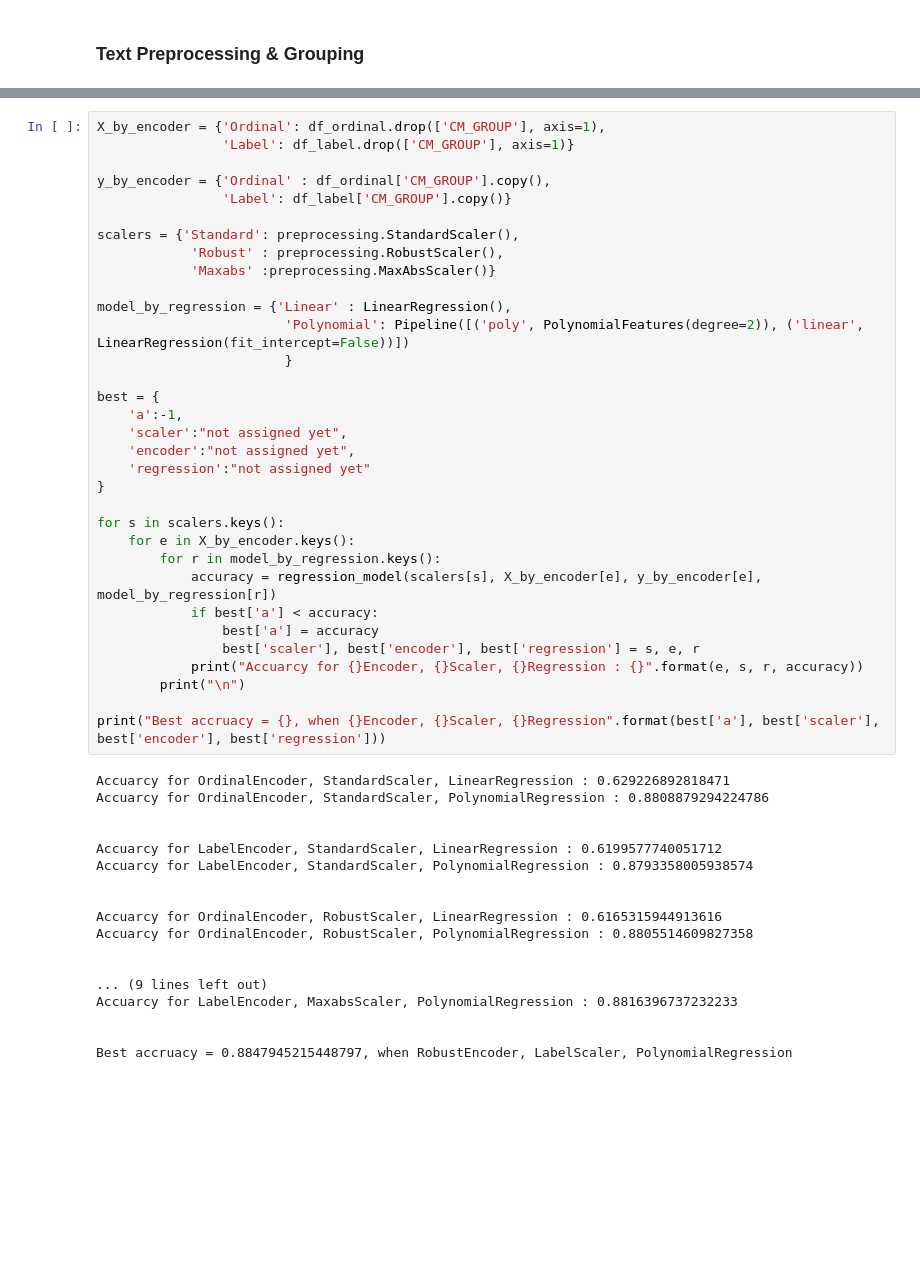
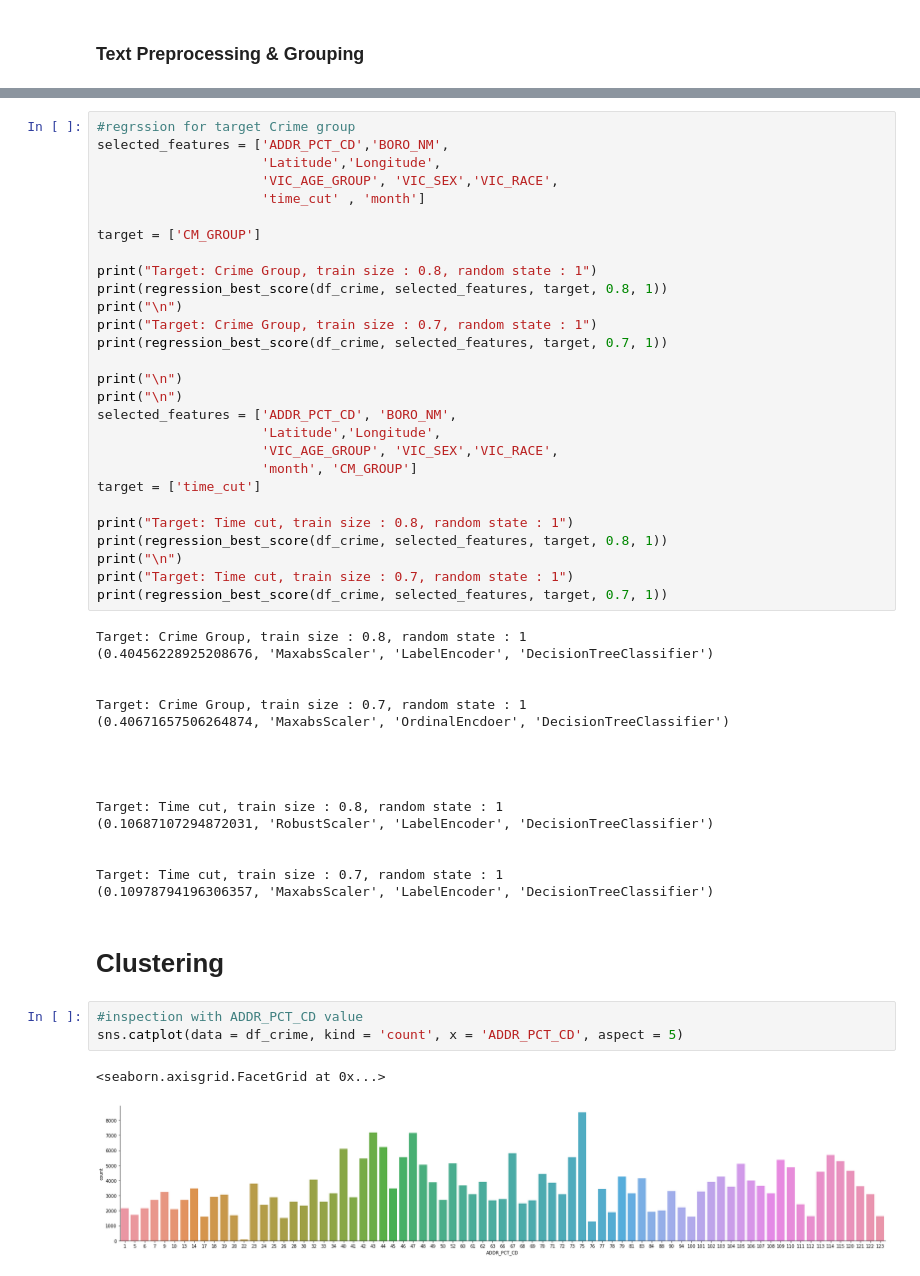
Before and after one commit to JuHyeongKim99/NYC_Crime_DataAnalysis, a Jupyter notebook: NYC_crime.ipynb, the cells around one changed output, grey strips where cells are left out. Cells and saved outputs as stored; diff of their text form; blank space fills up the shorter version.

```diff
--- a/NYC_crime.ipynb
+++ b/NYC_crime.ipynb
@@ -363,51 +453,53 @@ Index(['ADDR_PCT_CD', 'PD_CD', 'Latitude', 'Longitude'], dtype='object')
 # %%
-X_by_encoder = {'Ordinal': df_ordinal.drop(['CM_GROUP'], axis=1),
-                'Label': df_label.drop(['CM_GROUP'], axis=1)}
+#regrssion for target Crime group
+selected_features = ['ADDR_PCT_CD','BORO_NM',
+                     'Latitude','Longitude',
+                     'VIC_AGE_GROUP', 'VIC_SEX','VIC_RACE',
+                     'time_cut' , 'month']
 
-y_by_encoder = {'Ordinal' : df_ordinal['CM_GROUP'].copy(),
-                'Label': df_label['CM_GROUP'].copy()}
+target = ['CM_GROUP']
 
-scalers = {'Standard': preprocessing.StandardScaler(),
-            'Robust' : preprocessing.RobustScaler(),
-            'Maxabs' :preprocessing.MaxAbsScaler()}
+print("Target: Crime Group, train size : 0.8, random state : 1")
+print(regression_best_score(df_crime, selected_features, target, 0.8, 1))
+print("\n")
+print("Target: Crime Group, train size : 0.7, random state : 1")
+print(regression_best_score(df_crime, selected_features, target, 0.7, 1))
 
-model_by_regression = {'Linear' : LinearRegression(),
-                        'Polynomial': Pipeline([('poly', PolynomialFeatures(degree=2)), ('linear', LinearRegression(fit_intercept=False))])
-                        }
+print("\n")
+print("\n")
+selected_features = ['ADDR_PCT_CD', 'BORO_NM',
+                     'Latitude','Longitude',
+                     'VIC_AGE_GROUP', 'VIC_SEX','VIC_RACE',
+                     'month', 'CM_GROUP']
+target = ['time_cut']
 
-best = {
-    'a':-1,
-    'scaler':"not assigned yet",
-    'encoder':"not assigned yet",
-    'regression':"not assigned yet"
-}
-
-for s in scalers.keys():
-    for e in X_by_encoder.keys():
-        for r in model_by_regression.keys():
-            accuracy = regression_model(scalers[s], X_by_encoder[e], y_by_encoder[e], model_by_regression[r])
-            if best['a'] < accuracy:
-                best['a'] = accuracy
-                best['scaler'], best['encoder'], best['regression'] = s, e, r
-            print("Accuarcy for {}Encoder, {}Scaler, {}Regression : {}".format(e, s, r, accuracy))
-        print("\n")
-
-print("Best accruacy = {}, when {}Encoder, {}Scaler, {}Regression".format(best['a'], best['scaler'], best['encoder'], best['regression']))
+print("Target: Time cut, train size : 0.8, random state : 1")
+print(regression_best_score(df_crime, selected_features, target, 0.8, 1))
+print("\n")
+print("Target: Time cut, train size : 0.7, random state : 1")
+print(regression_best_score(df_crime, selected_features, target, 0.7, 1))
 # %% [output]
-Accuarcy for OrdinalEncoder, StandardScaler, LinearRegression : 0.629226892818471
-Accuarcy for OrdinalEncoder, StandardScaler, PolynomialRegression : 0.8808879294224786
+Target: Crime Group, train size : 0.8, random state : 1
+(0.40456228925208676, 'MaxabsScaler', 'LabelEncoder', 'DecisionTreeClassifier')
 
 
-Accuarcy for LabelEncoder, StandardScaler, LinearRegression : 0.6199577740051712
-Accuarcy for LabelEncoder, StandardScaler, PolynomialRegression : 0.8793358005938574
+Target: Crime Group, train size : 0.7, random state : 1
+(0.40671657506264874, 'MaxabsScaler', 'OrdinalEncdoer', 'DecisionTreeClassifier')
 
 
-Accuarcy for OrdinalEncoder, RobustScaler, LinearRegression : 0.6165315944913616
-Accuarcy for OrdinalEncoder, RobustScaler, PolynomialRegression : 0.8805514609827358
 
 
-... (9 lines left out)
-Accuarcy for LabelEncoder, MaxabsScaler, PolynomialRegression : 0.8816396737232233
+Target: Time cut, train size : 0.8, random state : 1
+(0.10687107294872031, 'RobustScaler', 'LabelEncoder', 'DecisionTreeClassifier')
 
 
-Best accruacy = 0.8847945215448797, when RobustEncoder, LabelScaler, PolynomialRegression
+Target: Time cut, train size : 0.7, random state : 1
+(0.10978794196306357, 'MaxabsScaler', 'LabelEncoder', 'DecisionTreeClassifier')
+# %% [markdown]
+<h1>Clustering</h1>
+# %%
+#inspection with ADDR_PCT_CD value
+sns.catplot(data = df_crime, kind = 'count', x = 'ADDR_PCT_CD', aspect = 5)
+# %% [output]
+<seaborn.axisgrid.FacetGrid at 0x...>
+[figure, added]
```
Also changed, not shown: parts of 37 cells of this notebook.
